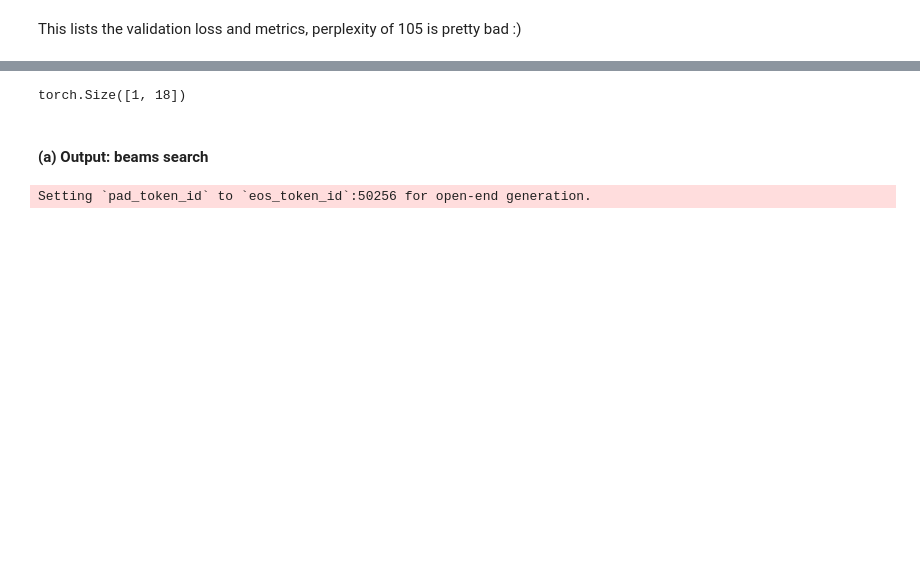
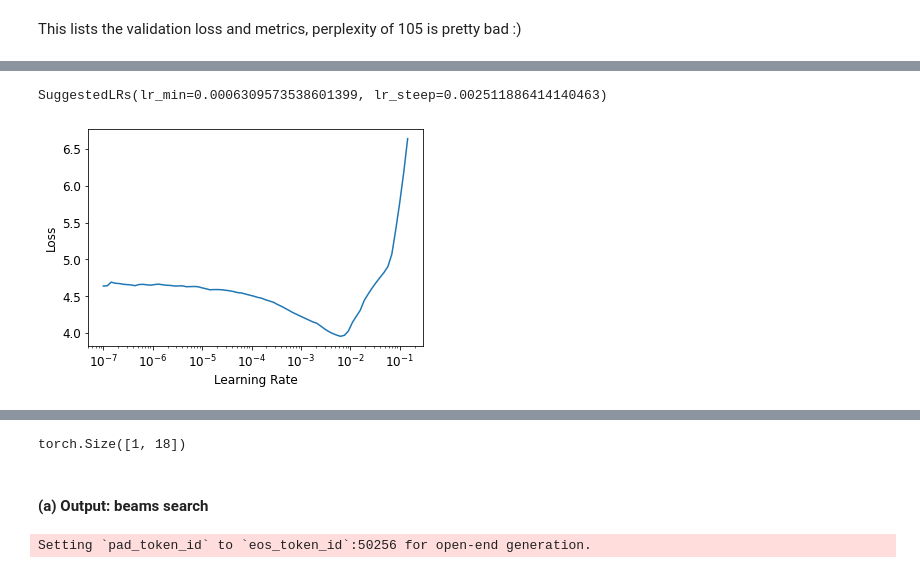
Before and after one commit to frau-web/nlp_short_story_generator, a Jupyter notebook: Short_Story_Generator.ipynb, the cells around one changed output, grey strips where cells are left out. Saved outputs shown, nothing was run; the diff lists cells and outputs as text; code cells hidden in the pictures; blank space fills up the shorter version.

```diff
--- a/Short_Story_Generator.ipynb
+++ b/Short_Story_Generator.ipynb
@@ -193,0 +210,3 @@ This lists the validation loss and metrics, perplexity of 105 is pretty bad :)
+# %%
+learn.lr_find()
+# %% [output]
@@ -194,3 +214,5 @@ This lists the validation loss and metrics, perplexity of 105 is pretty bad :)
+SuggestedLRs(lr_min=0.0006309573538601399, lr_steep=0.002511886414140463)
+[figure, added]
 # %%
 learn.fit_one_cycle(3, 1e-3)
 # %% [output]
```
Also changed, not shown: parts of 32 cells of this notebook, 2 other files.
